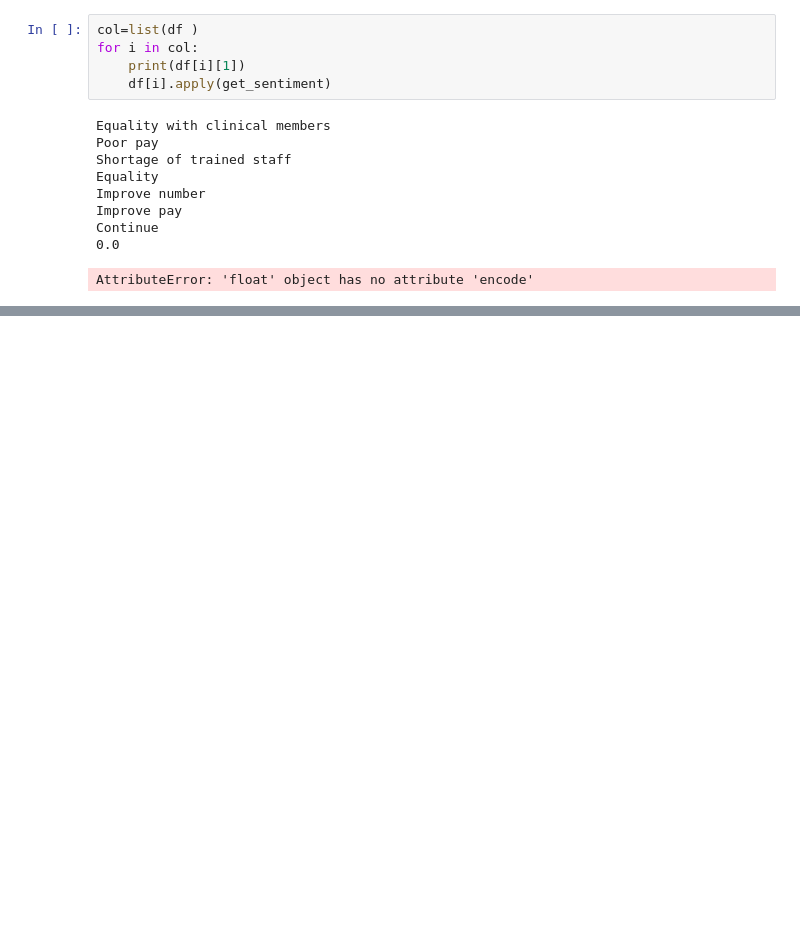
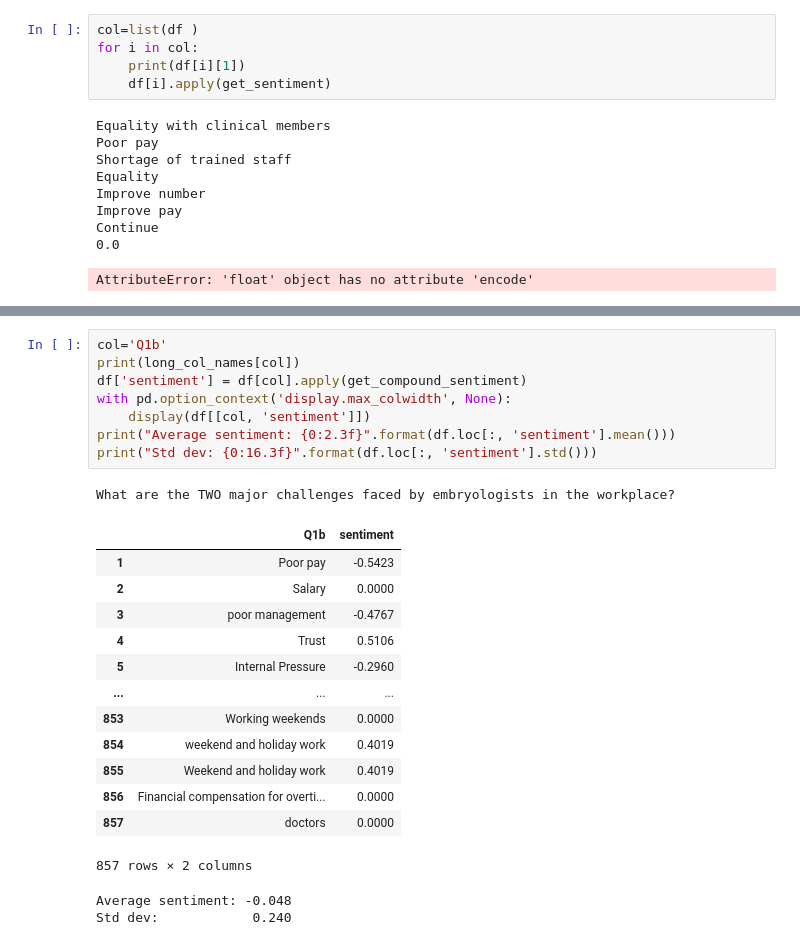
Before and after one commit to tgr2uk/surveyAnalysis, a Jupyter notebook: Sentiment analysis.ipynb, the cells around one changed output, grey strips where cells are left out. Drawn from its saved outputs; the diff is of its cells as text; blank space fills up the shorter version.

```diff
--- a/Sentiment analysis.ipynb
+++ b/Sentiment analysis.ipynb
@@ -434,0 +522,25 @@ AttributeError: 'float' object has no attribute 'encode'
+# %%
+col='Q1b'
+print(long_col_names[col])
+df['sentiment'] = df[col].apply(get_compound_sentiment)
+with pd.option_context('display.max_colwidth', None):
+    display(df[[col, 'sentiment']])
+print("Average sentiment: {0:2.3f}".format(df.loc[:, 'sentiment'].mean()))
+print("Std dev: {0:16.3f}".format(df.loc[:, 'sentiment'].std()))
+# %% [output]
+What are the TWO major challenges faced by embryologists in the workplace?
+|  | Q1b | sentiment |
+| 1 | Poor pay | -0.5423 |
+| 2 | Salary | 0.0000 |
+| 3 | poor management | -0.4767 |
+| 4 | Trust | 0.5106 |
+| 5 | Internal Pressure | -0.2960 |
+| ... | ... | ... |
+| 853 | Working weekends | 0.0000 |
+| 854 | weekend and holiday work | 0.4019 |
+| 855 | Weekend and holiday work | 0.4019 |
+| 856 | Financial compensation for overti... | 0.0000 |
+| 857 | doctors | 0.0000 |
+857 rows × 2 columns
+Average sentiment: -0.048
+Std dev:            0.240
```
Also changed, not shown: parts of 37 cells of this notebook.
